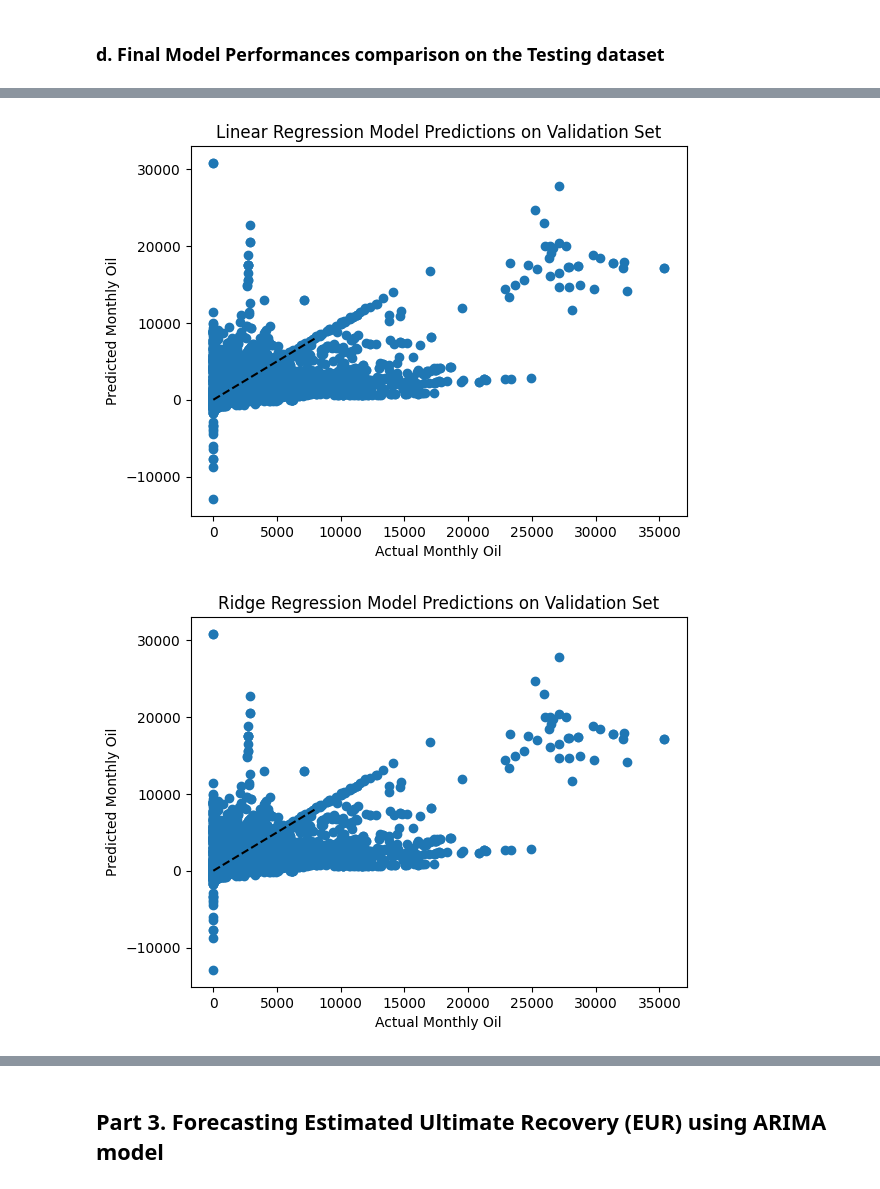
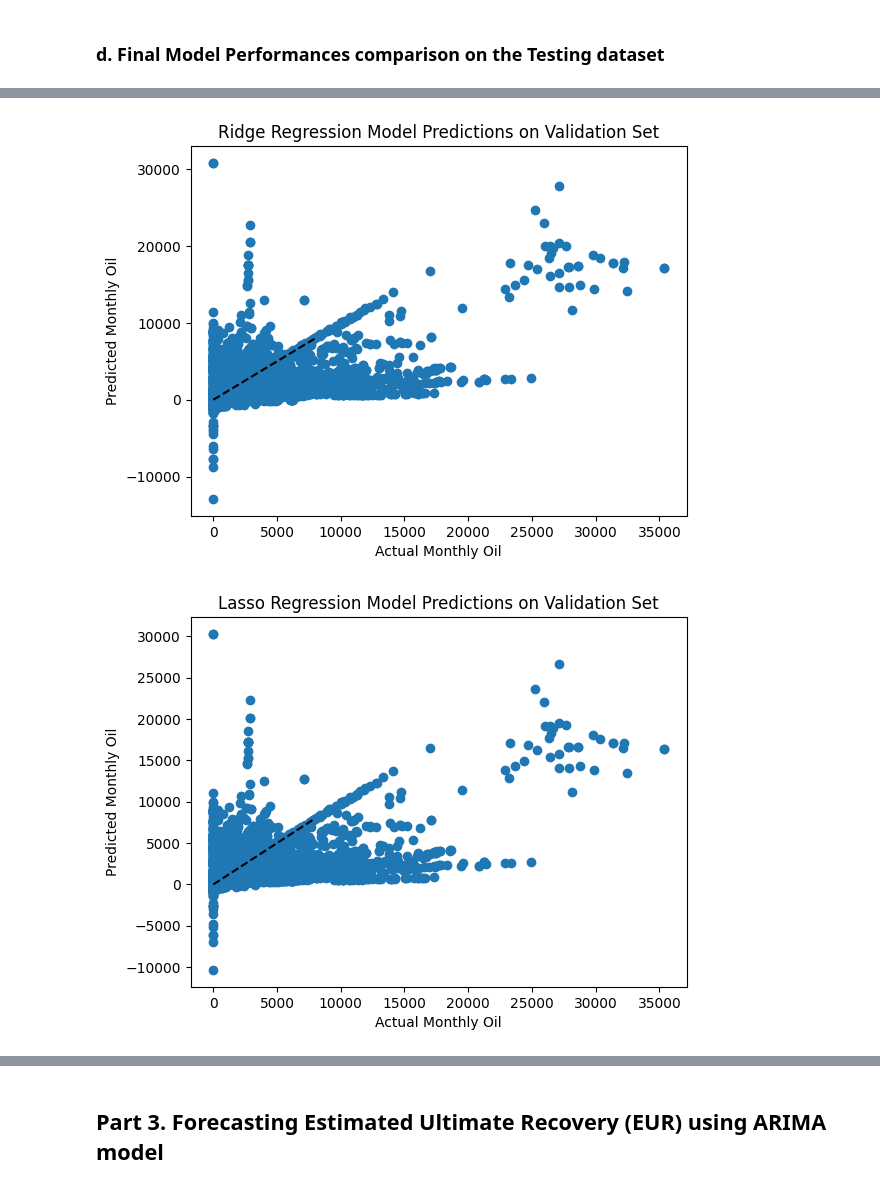
Before and after one commit to ManishRawat07/PETR6397-Final-Project-Oil-Production-Forecasting-using-Machine-Learning, a Jupyter notebook: Oil Production forecasting.ipynb, the cells around one changed output, grey strips where cells are left out. Saved outputs shown, nothing was run; the diff lists cells and outputs as text; code cells hidden in the pictures.

```diff
--- a/Oil Production forecasting.ipynb
+++ b/Oil Production forecasting.ipynb
@@ -446,0 +457,18 @@ RMSE: 110.71452761549787
+# %%
+# Linear Regression Model Predictions on Testing data set
+
+y_pred_lr= lr.predict(X_test)
+
+# Inverse transform the scaled predictions
+y_pred_lr = scaler_y.inverse_transform(y_pred_lr.reshape(-1, 1))
+
+# Inverse transform the scaled target variable
+y_test = scaler_y.inverse_transform(y_test.reshape(-1, 1))
+
+# Create a scatter plot of actual vs predicted values
+plt.scatter(y_test, y_pred_lr)
+plt.plot([0, 8000], [0, 8000], '--k')
+plt.xlabel("Actual Monthly Oil")
+plt.ylabel("Predicted Monthly Oil")
+plt.title("Linear Regression Model Predictions on Validation Set")
+plt.show()
@@ -447,26 +477,32 @@ RMSE: 110.71452761549787
 # %%
-# Linear Regression Model Predictions on Testing data set
-y_pred_lr= lr.predict(X_test)
+# Ridge Regression Model Predictions on Testing data set
+y_pred_ridge = ridge.predict(X_test)
+
+# Inverse transform the scaled predictions
+y_pred_ridge = scaler_y.inverse_transform(y_pred_ridge.reshape(-1, 1))
 
 # Create a scatter plot of actual vs predicted values
-plt.scatter(y_test, y_pred_lr)
+plt.scatter(y_test, y_pred_ridge)
 plt.plot([0, 8000], [0, 8000], '--k')
 plt.xlabel("Actual Monthly Oil")
 plt.ylabel("Predicted Monthly Oil")
-plt.title("Linear Regression Model Predictions on Validation Set")
+plt.title("Ridge Regression Model Predictions on Validation Set")
 plt.show()
 # %% [output]
-[figure, old version]
+[figure, new version]
 # %%
-# Ridge Regression Model Predictions on Testing data set
-y_pred_ridge = ridge.predict(X_test)
+# Lasso Regression Model Predictions on Testing data set
+y_pred_lasso = lasso.predict(X_test)
+
+# Inverse transform the scaled predictions
+y_pred_lasso = scaler_y.inverse_transform(y_pred_lasso.reshape(-1, 1))
 
 # Create a scatter plot of actual vs predicted values
-plt.scatter(y_test, y_pred_ridge)
+plt.scatter(y_test, y_pred_lasso)
 plt.plot([0, 8000], [0, 8000], '--k')
 plt.xlabel("Actual Monthly Oil")
 plt.ylabel("Predicted Monthly Oil")
-plt.title("Ridge Regression Model Predictions on Validation Set")
+plt.title("Lasso Regression Model Predictions on Validation Set")
 plt.show()
 # %% [output]
-[figure, old version]
+[figure, new version]
```
Also changed, not shown: parts of 23 cells of this notebook.
